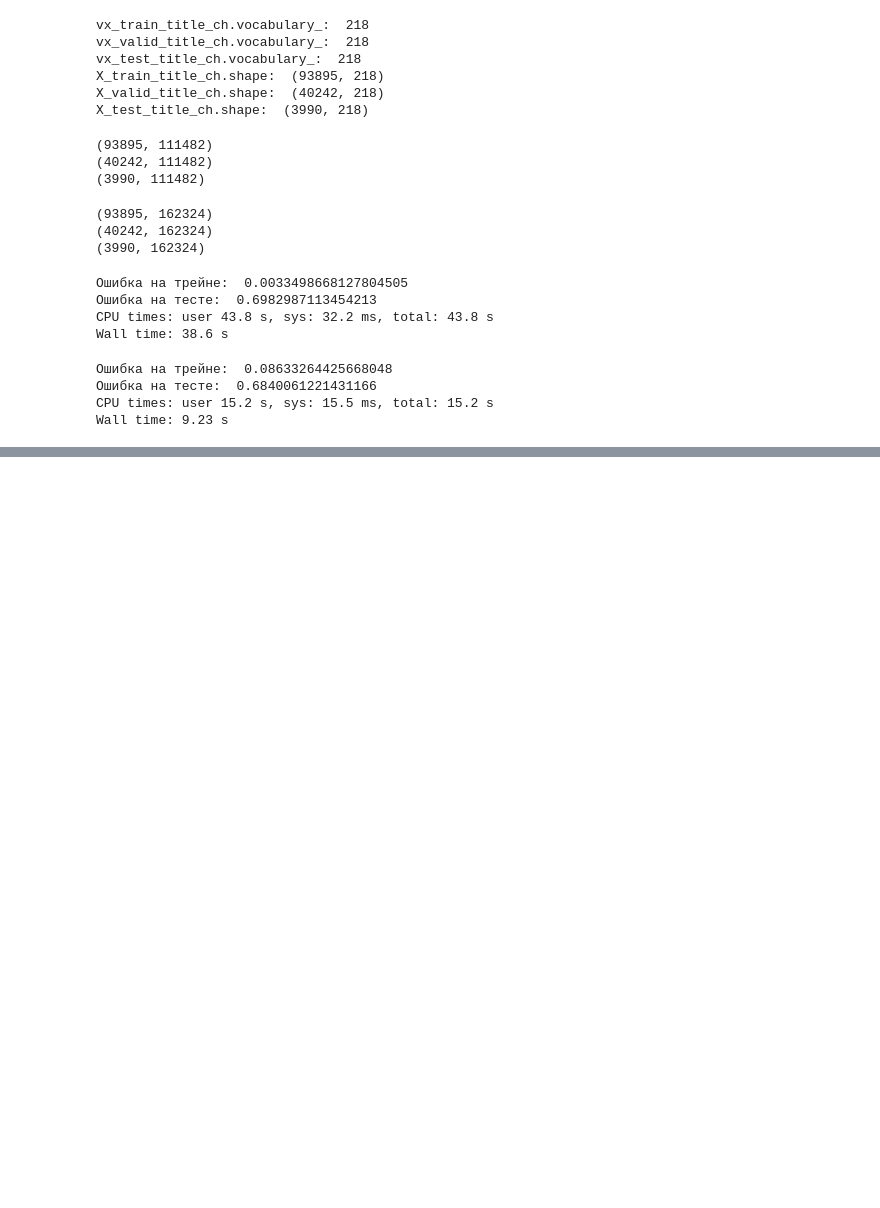
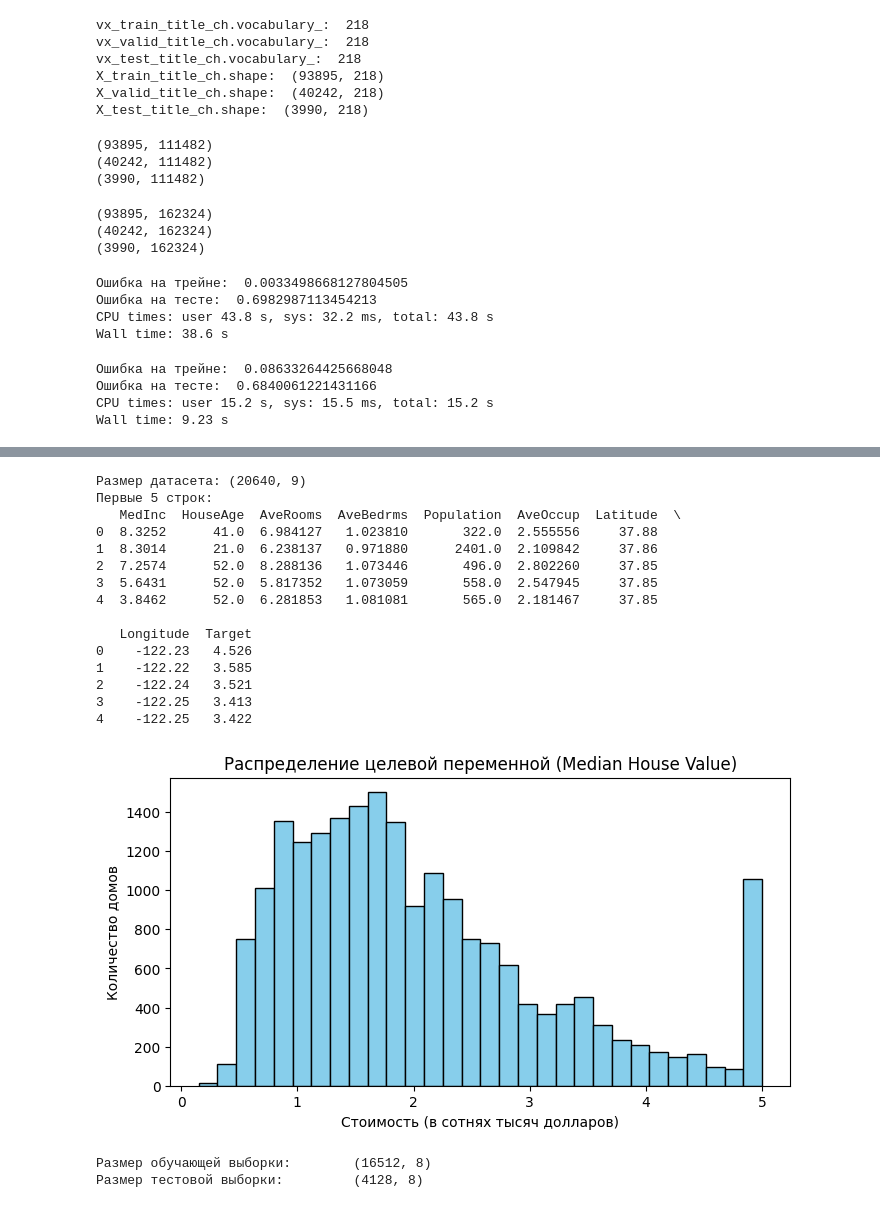
Before and after one commit to mamontoff2018-lgtm/google-colab, a Jupyter notebook: MO6.ipynb, the cells around one changed output, grey strips where cells are left out. Drawn from its saved outputs; the diff is of its cells as text; code cells hidden in the pictures; blank space fills up the shorter version.

```diff
--- a/MO6.ipynb
+++ b/MO6.ipynb
@@ -607,0 +307,61 @@ plt.show()
+# %%
+from __future__ import division, print_function
+import numpy as np
+import pandas as pd
+import scipy
+from matplotlib import pyplot as plt
+import seaborn as sns
+from sklearn.datasets import fetch_california_housing
+from sklearn.model_selection import train_test_split
+from sklearn.preprocessing import StandardScaler
+from sklearn.linear_model import Ridge
+from sklearn.metrics import mean_squared_error
+
+%matplotlib inline
+
+housing = fetch_california_housing()
+df = pd.DataFrame(housing.data, columns=housing.feature_names)
+df['Target'] = housing.target
+
+print("Размер датасета:", df.shape)
+print("Первые 5 строк:")
+print(df.head())
+
+plt.figure(figsize=(8, 4))
+plt.hist(df['Target'], bins=30, color='skyblue', edgecolor='black')
+plt.title('Распределение целевой переменной (Median House Value)')
+plt.xlabel('Стоимость (в сотнях тысяч долларов)')
+plt.ylabel('Количество домов')
+plt.show()
+# %% [output]
+Размер датасета: (20640, 9)
+Первые 5 строк:
+   MedInc  HouseAge  AveRooms  AveBedrms  Population  AveOccup  Latitude  \
+0  8.3252      41.0  6.984127   1.023810       322.0  2.555556     37.88
+1  8.3014      21.0  6.238137   0.971880      2401.0  2.109842     37.86
+2  7.2574      52.0  8.288136   1.073446       496.0  2.802260     37.85
+3  5.6431      52.0  5.817352   1.073059       558.0  2.547945     37.85
+4  3.8462      52.0  6.281853   1.081081       565.0  2.181467     37.85
+
+   Longitude  Target
+0    -122.23   4.526
+1    -122.22   3.585
+2    -122.24   3.521
+3    -122.25   3.413
+4    -122.25   3.422
+[figure, added]
+# %%
+X = df.drop('Target', axis=1).values
+y = df['Target'].values
+
+X_train, X_test, y_train, y_test = train_test_split(X, y, test_size=0.2, random_state=42)
+
+print('Размер обучающей выборки:\t', X_train.shape)
+print('Размер тестовой выборки:\t', X_test.shape)
+
+scaler = StandardScaler()
+X_train_scaled = scaler.fit_transform(X_train)
+X_test_scaled = scaler.transform(X_test)
+# %% [output]
+Размер обучающей выборки:        (16512, 8)
+Размер тестовой выборки:         (4128, 8)
```
Also changed, not shown: parts of 8 cells of this notebook.
